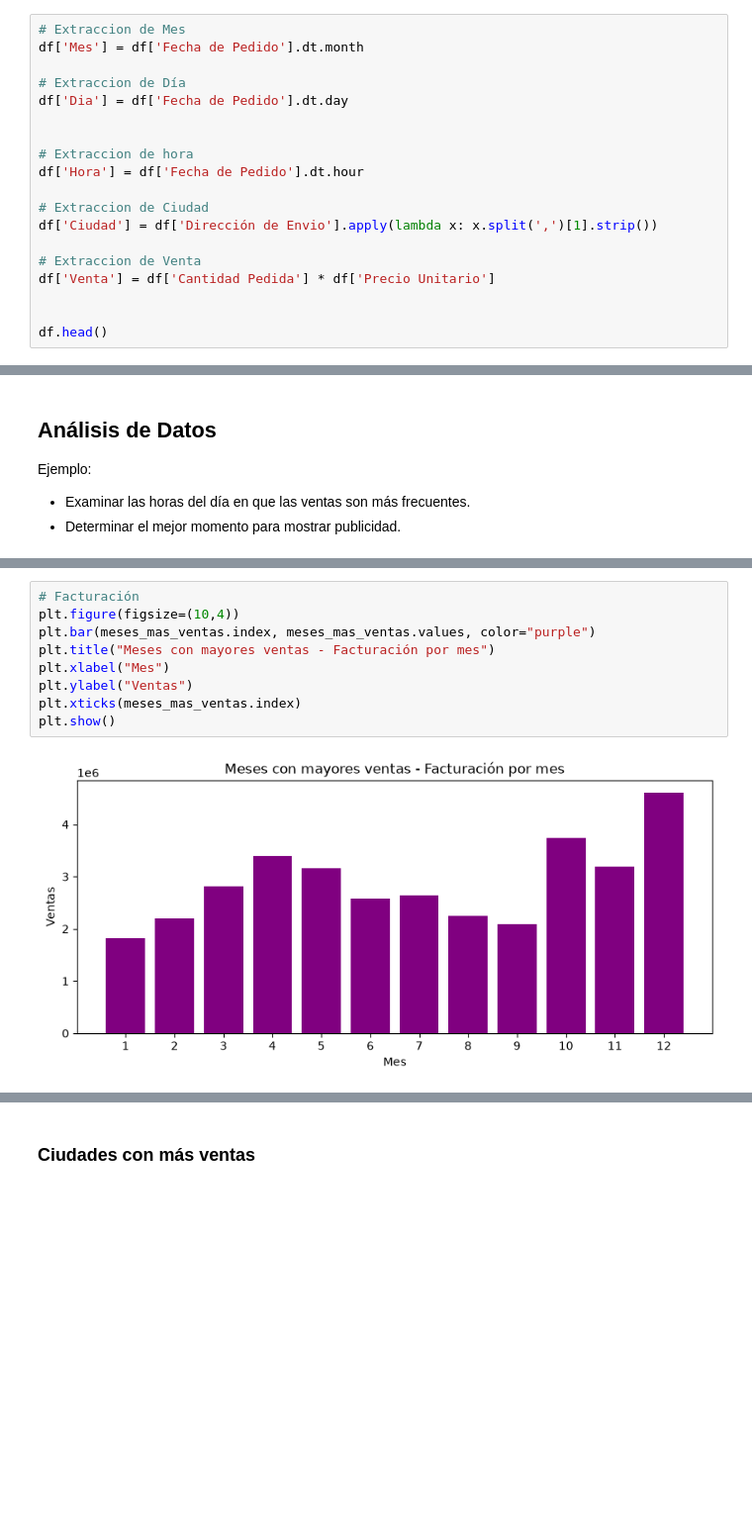
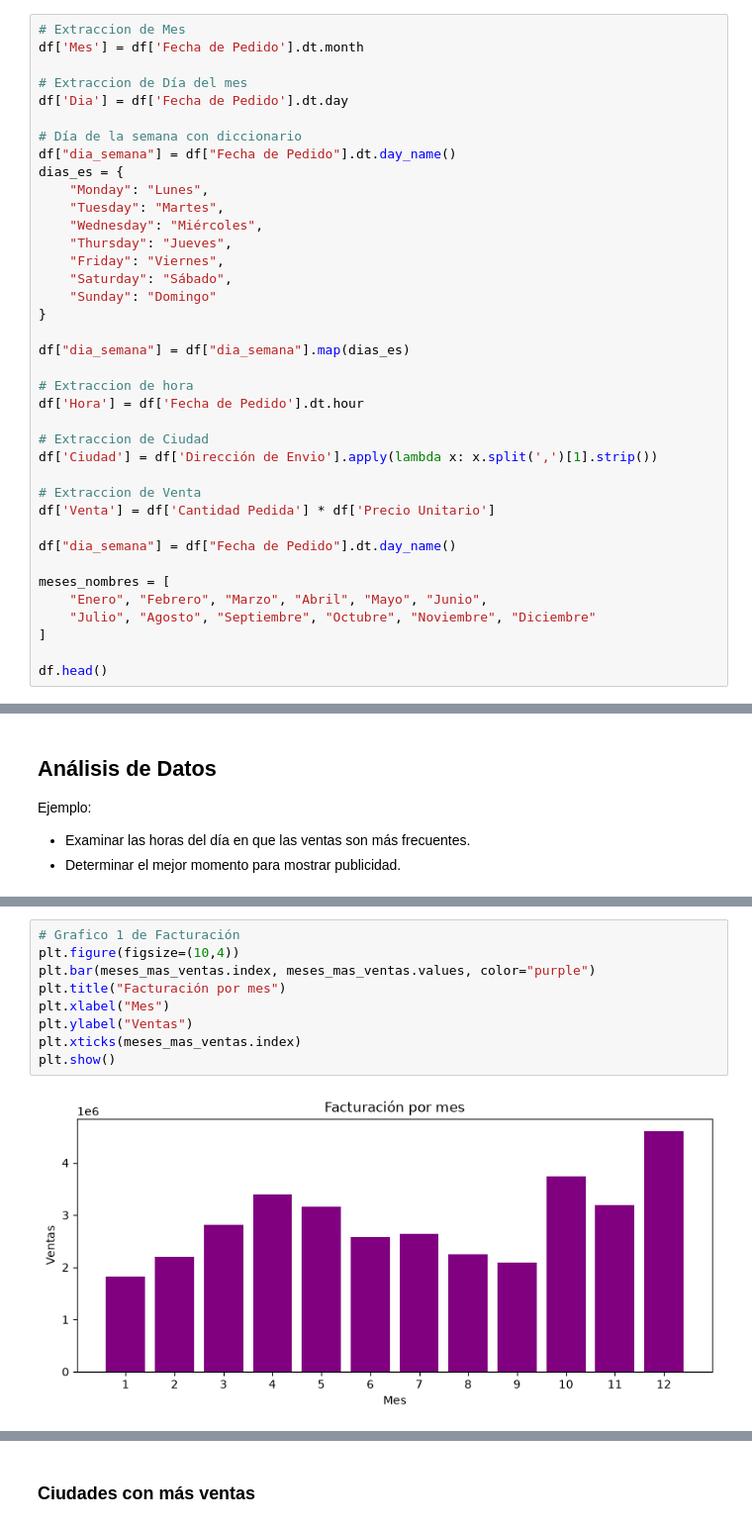
Before and after one commit to tanonibrenda/Laboratorio1, a Jupyter notebook: Laboratorio1_Grupo_Nro2.ipynb, the cells around one changed output, grey strips where cells are left out. Shown at 99% size. Saved outputs shown, nothing was run; the diff lists cells and outputs as text; blank space fills up the shorter version.

```diff
--- a/Laboratorio1_Grupo_Nro2.ipynb
+++ b/Laboratorio1_Grupo_Nro2.ipynb
@@ -224,9 +238,22 @@ Se extraen las características más importantes para poder mejorar la interpret
 # Extraccion de Mes
 df['Mes'] = df['Fecha de Pedido'].dt.month
 
-# Extraccion de Día
+# Extraccion de Día del mes
 df['Dia'] = df['Fecha de Pedido'].dt.day
 
+# Día de la semana con diccionario
+df["dia_semana"] = df["Fecha de Pedido"].dt.day_name()
+dias_es = {
+    "Monday": "Lunes",
+    "Tuesday": "Martes",
+    "Wednesday": "Miércoles",
+    "Thursday": "Jueves",
+    "Friday": "Viernes",
+    "Saturday": "Sábado",
+    "Sunday": "Domingo"
+}
+
+df["dia_semana"] = df["dia_semana"].map(dias_es)
 
 # Extraccion de hora
 df['Hora'] = df['Fecha de Pedido'].dt.hour
@@ -237,6 +264,12 @@ df['Ciudad'] = df['Dirección de Envio'].apply(lambda x: x.split(',')[1].strip()
 # Extraccion de Venta
 df['Venta'] = df['Cantidad Pedida'] * df['Precio Unitario']
 
+df["dia_semana"] = df["Fecha de Pedido"].dt.day_name()
+
+meses_nombres = [
+    "Enero", "Febrero", "Marzo", "Abril", "Mayo", "Junio",
+    "Julio", "Agosto", "Septiembre", "Octubre", "Noviembre", "Diciembre"
+]
 
 df.head()
 # %% [output]
@@ -283,11 +351,11 @@ Name: Venta, dtype: float64
 # %%
-# Facturación
+# Grafico 1 de Facturación
 plt.figure(figsize=(10,4))
 plt.bar(meses_mas_ventas.index, meses_mas_ventas.values, color="purple")
-plt.title("Meses con mayores ventas - Facturación por mes")
+plt.title("Facturación por mes")
 plt.xlabel("Mes")
 plt.ylabel("Ventas")
 plt.xticks(meses_mas_ventas.index)
 plt.show()
 # %% [output]
-[figure, old version]
+[figure, new version]
```
Also changed, not shown: parts of 84 cells of this notebook, 4 other files.
